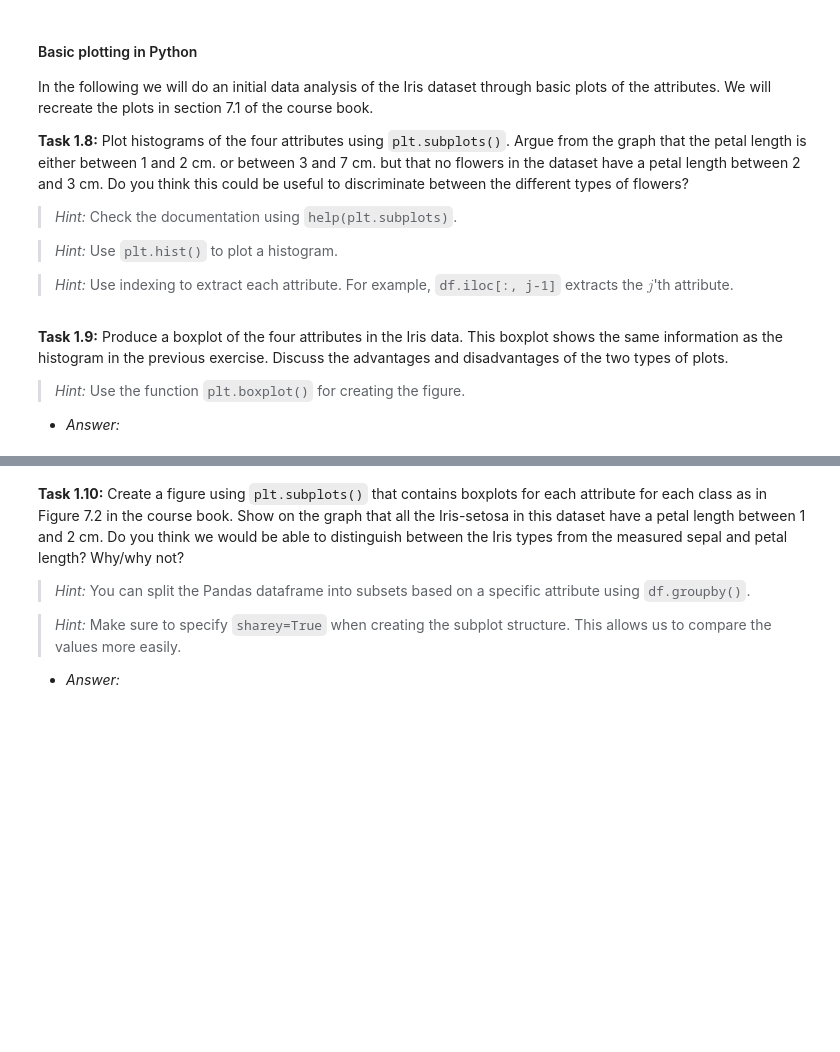
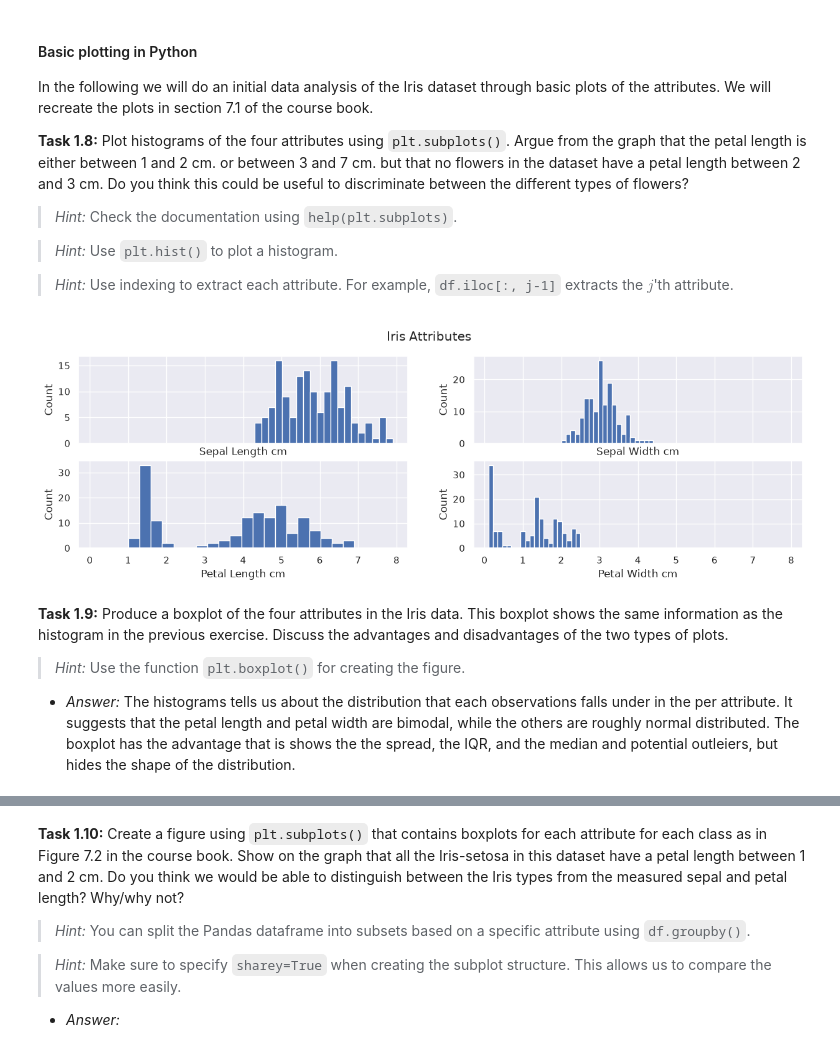
Before and after one commit to NicolaiNielsen/02452exercises, a Jupyter notebook: week1/exercise1.ipynb, the cells around one changed output, grey strips where cells are left out. Cells and saved outputs as stored; diff of their text form; code cells hidden in the pictures; blank space fills up the shorter version.

```diff
--- a/week1/exercise1.ipynb
+++ b/week1/exercise1.ipynb
@@ -231,11 +239,20 @@ In the following we will do an initial data analysis of the Iris dataset through
 
 > *Hint:* Use indexing to extract each attribute. For example, `df.iloc[:, j-1]` extracts the $j$'th attribute.
 # %%
-# YOUR CODE HERE
-raise NotImplementedError()
+fig, axes = plt.subplots(2, 2, figsize=(15,4), sharex=True)
+
+for i, axis in enumerate(axes.flatten()):
+    axis.hist(df.iloc[:, i], bins=20)
+    axis.set_ylabel("Count")
+    axis.set_xlabel(df.columns[i] + " cm")
+
+plt.suptitle("Iris Attributes")
+plt.show()
+# %% [output]
+[figure, added]
 # %% [markdown]
 **Task 1.9:** Produce a boxplot of the four attributes in the Iris data. This boxplot shows the same information as the histogram in the previous exercise. Discuss the advantages and disadvantages of the two types of plots.
 > *Hint:* Use the function `plt.boxplot()` for creating the figure.
 
-- *Answer:*
+- *Answer:* The histograms tells us about the distribution that each observations falls under in the per attribute. It suggests that the petal length and petal width are bimodal, while the others are roughly normal distributed. The boxplot has the advantage that is shows the the spread, the IQR, and the median and potential outleiers, but hides the shape of the distribution.
 # %%
```
Also changed, not shown: parts of 6 cells of this notebook.
